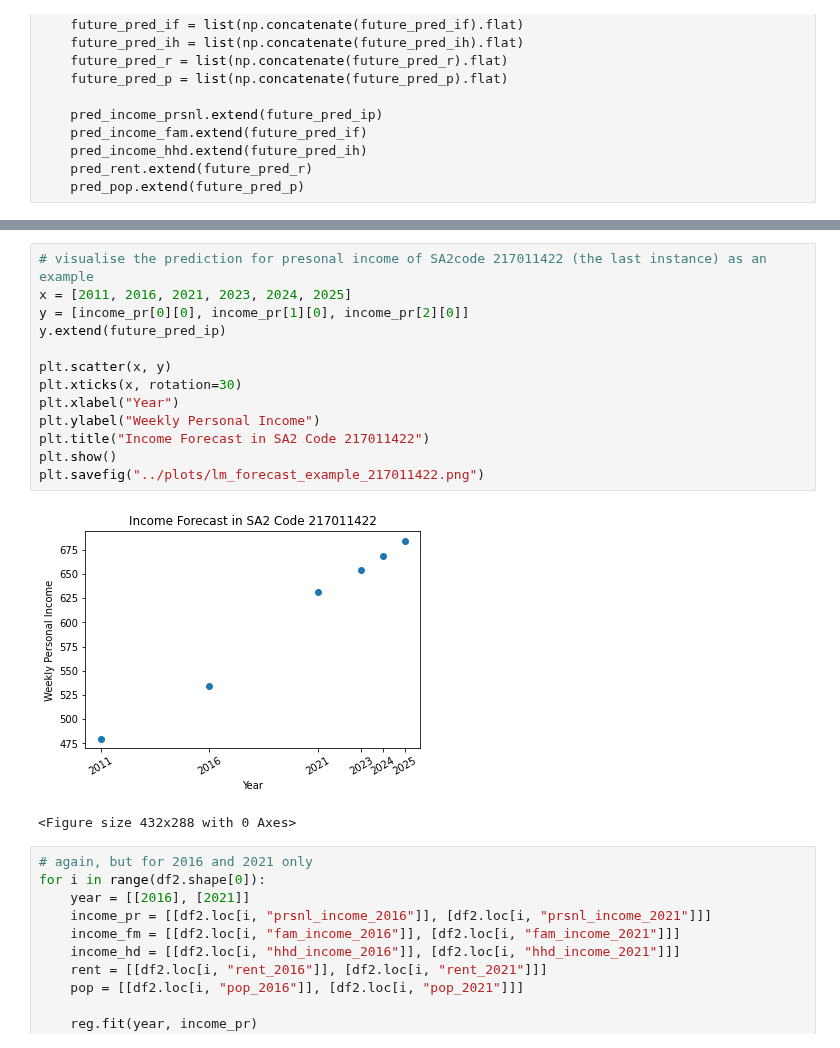
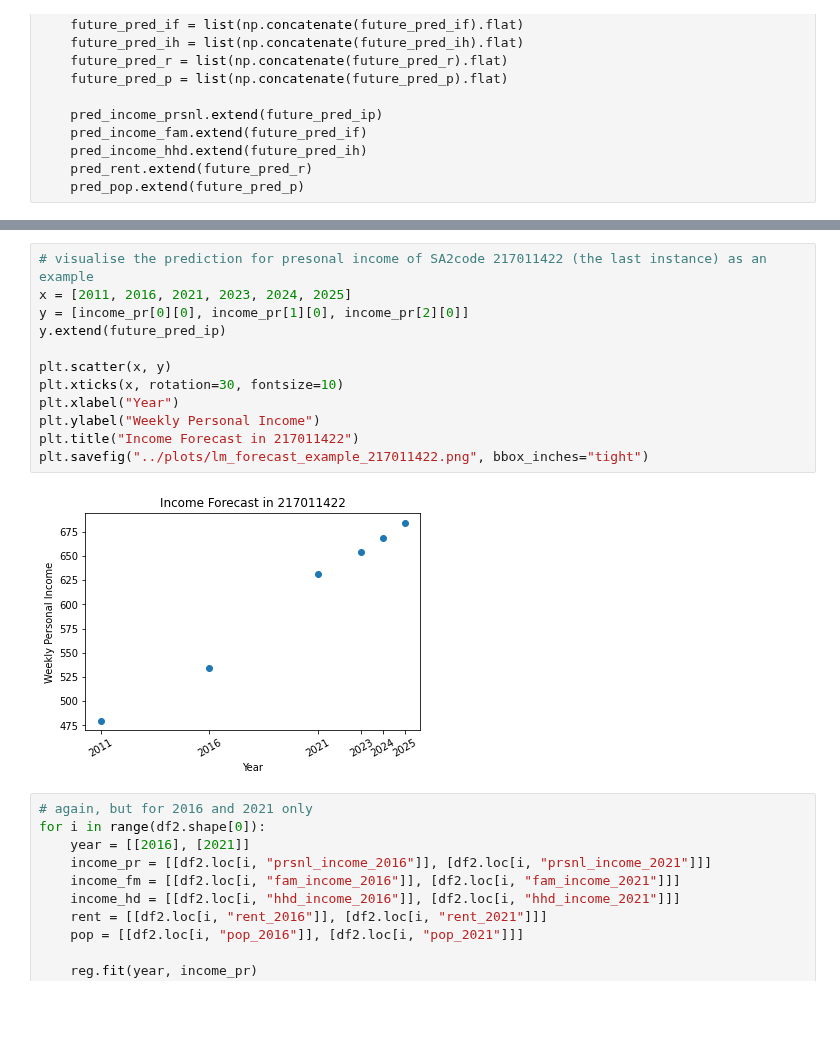
Before and after one commit to MAST30034-Applied-Data-Science/generic-real-estate-consulting-project-group-30, a Jupyter notebook: notebooks/Basic Modelling.ipynb, the cells around one changed output, grey strips where cells are left out. Drawn from its saved outputs; the diff is of its cells as text; blank space fills up the shorter version.

```diff
--- a/notebooks/Basic Modelling.ipynb
+++ b/notebooks/Basic Modelling.ipynb
@@ -288,19 +288,17 @@ df1.tail(1)
 # %%
 # visualise the prediction for presonal income of SA2code 217011422 (the last instance) as an example
 x = [2011, 2016, 2021, 2023, 2024, 2025]
 y = [income_pr[0][0], income_pr[1][0], income_pr[2][0]]
 y.extend(future_pred_ip)
 
 plt.scatter(x, y)
-plt.xticks(x, rotation=30)
+plt.xticks(x, rotation=30, fontsize=10)
 plt.xlabel("Year")
 plt.ylabel("Weekly Personal Income")
-plt.title("Income Forecast in SA2 Code 217011422")
-plt.show()
-plt.savefig("../plots/lm_forecast_example_217011422.png")
+plt.title("Income Forecast in 217011422")
+plt.savefig("../plots/lm_forecast_example_217011422.png", bbox_inches="tight")
 # %% [output]
-[figure, old version]
+[figure, new version]
-<Figure size 432x288 with 0 Axes>
 # %%
 # again, but for 2016 and 2021 only
 for i in range(df2.shape[0]):
```
Also changed, not shown: 1 other file.
